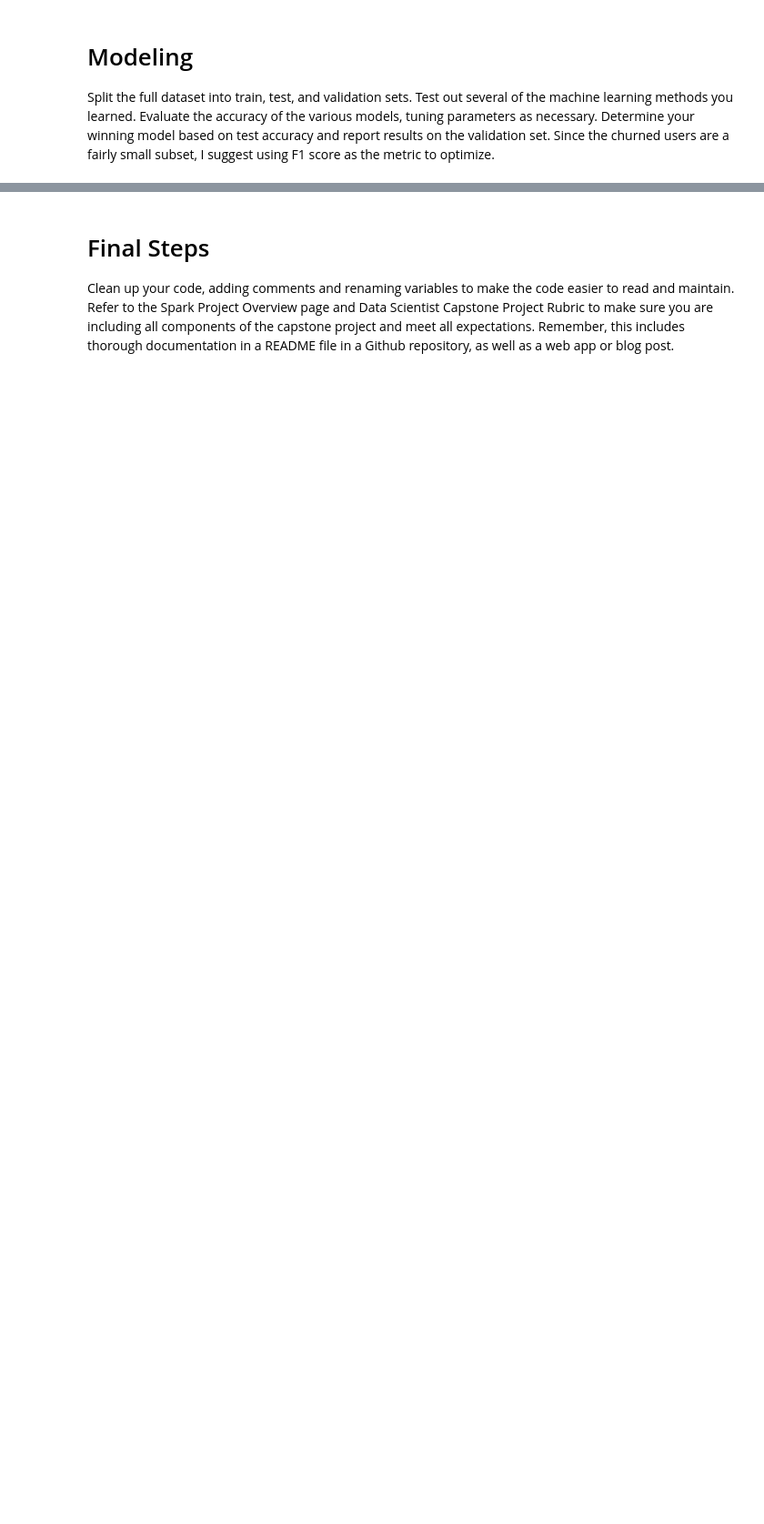
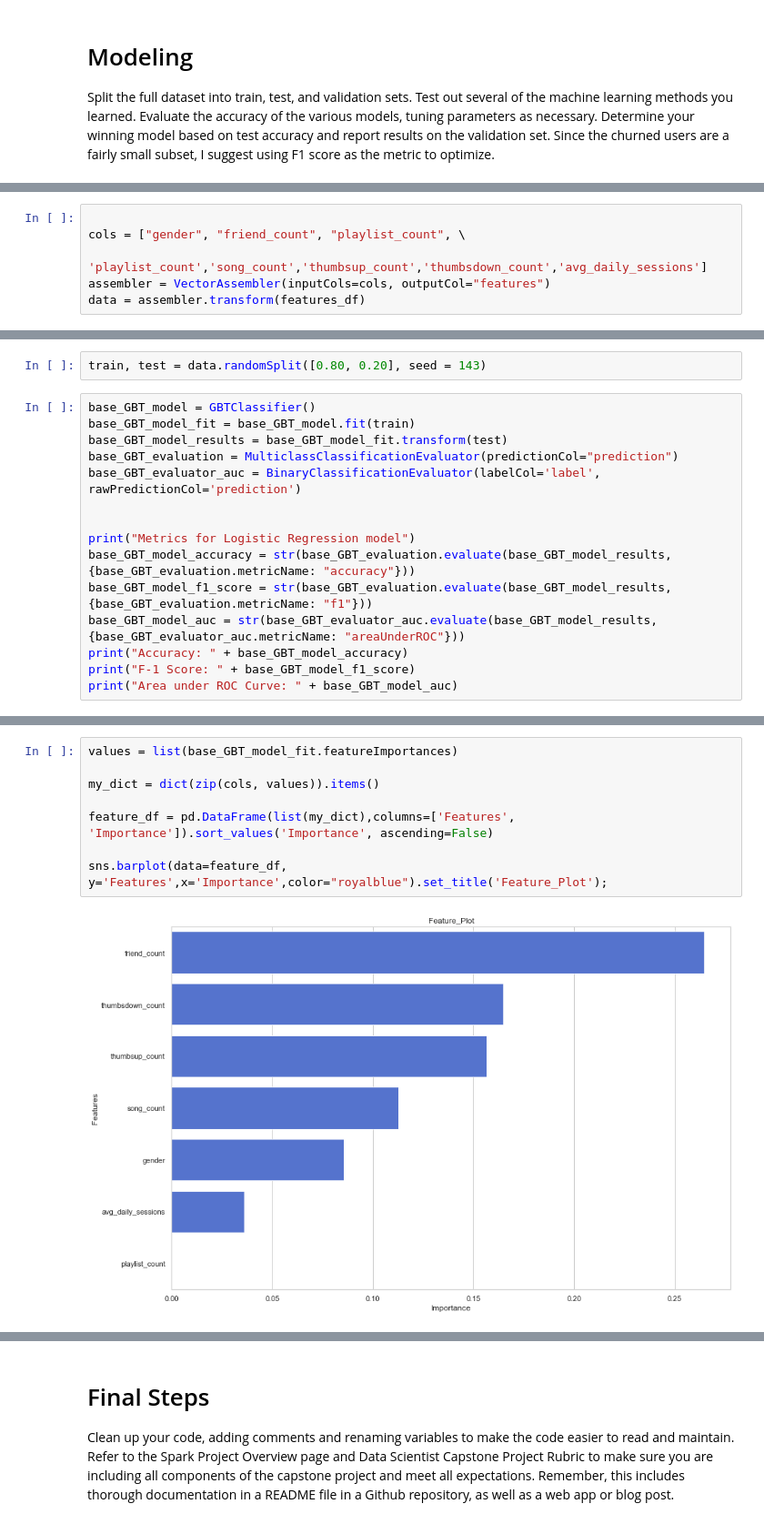
Before and after one commit to chrisestevez/Sparkify, a Jupyter notebook: Sparkify.ipynb, the cells around one changed output, grey strips where cells are left out. Shown: that part at 91% size. Cells and saved outputs as stored; diff of their text form; blank space fills up the shorter version.

Commit message:
feat: Created best model
-  Fitted multiple models
-  Expatracted metrics
-  Created chart to visualize GBTClassifier
-  Created CrossValidators for best model
-  Saved best model

```diff
--- a/Sparkify.ipynb
+++ b/Sparkify.ipynb
@@ -545,0 +547,6 @@ Split the full dataset into train, test, and validation sets. Test out several o
+# %%
+
+cols = ["gender", "friend_count", "playlist_count", \
+          'playlist_count','song_count','thumbsup_count','thumbsdown_count','avg_daily_sessions']
+assembler = VectorAssembler(inputCols=cols, outputCol="features")
+data = assembler.transform(features_df)
@@ -545,0 +592,17 @@ Split the full dataset into train, test, and validation sets. Test out several o
+# %%
+train, test = data.randomSplit([0.80, 0.20], seed = 143)
+# %%
+base_GBT_model = GBTClassifier()
+base_GBT_model_fit = base_GBT_model.fit(train)
+base_GBT_model_results = base_GBT_model_fit.transform(test)
+base_GBT_evaluation = MulticlassClassificationEvaluator(predictionCol="prediction")
+base_GBT_evaluator_auc = BinaryClassificationEvaluator(labelCol='label', rawPredictionCol='prediction')
+
+
+print("Metrics for Logistic Regression model")
+base_GBT_model_accuracy = str(base_GBT_evaluation.evaluate(base_GBT_model_results, {base_GBT_evaluation.metricName: "accuracy"}))
+base_GBT_model_f1_score = str(base_GBT_evaluation.evaluate(base_GBT_model_results, {base_GBT_evaluation.metricName: "f1"}))
+base_GBT_model_auc = str(base_GBT_evaluator_auc.evaluate(base_GBT_model_results, {base_GBT_evaluator_auc.metricName: "areaUnderROC"}))
+print("Accuracy: " + base_GBT_model_accuracy)
+print("F-1 Score: " + base_GBT_model_f1_score)
+print("Area under ROC Curve: " + base_GBT_model_auc)
@@ -545,0 +614,10 @@ Split the full dataset into train, test, and validation sets. Test out several o
+# %%
+values = list(base_GBT_model_fit.featureImportances)
+
+my_dict = dict(zip(cols, values)).items()
+
+feature_df = pd.DataFrame(list(my_dict),columns=['Features', 'Importance']).sort_values('Importance', ascending=False)
+
+sns.barplot(data=feature_df, y='Features',x='Importance',color="royalblue").set_title('Feature_Plot');
+# %% [output]
+[figure, added]
```
Also changed, not shown: parts of 15 cells of this notebook, 30 other files.
